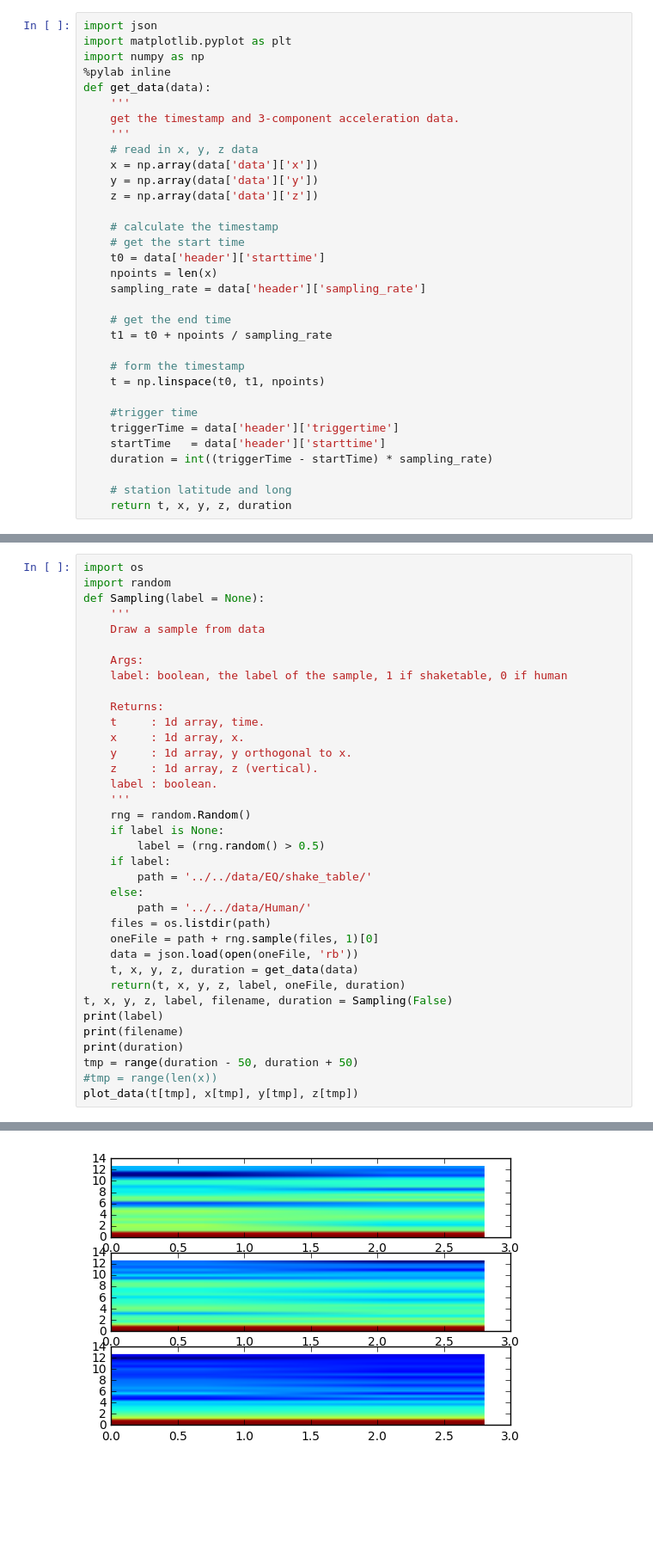
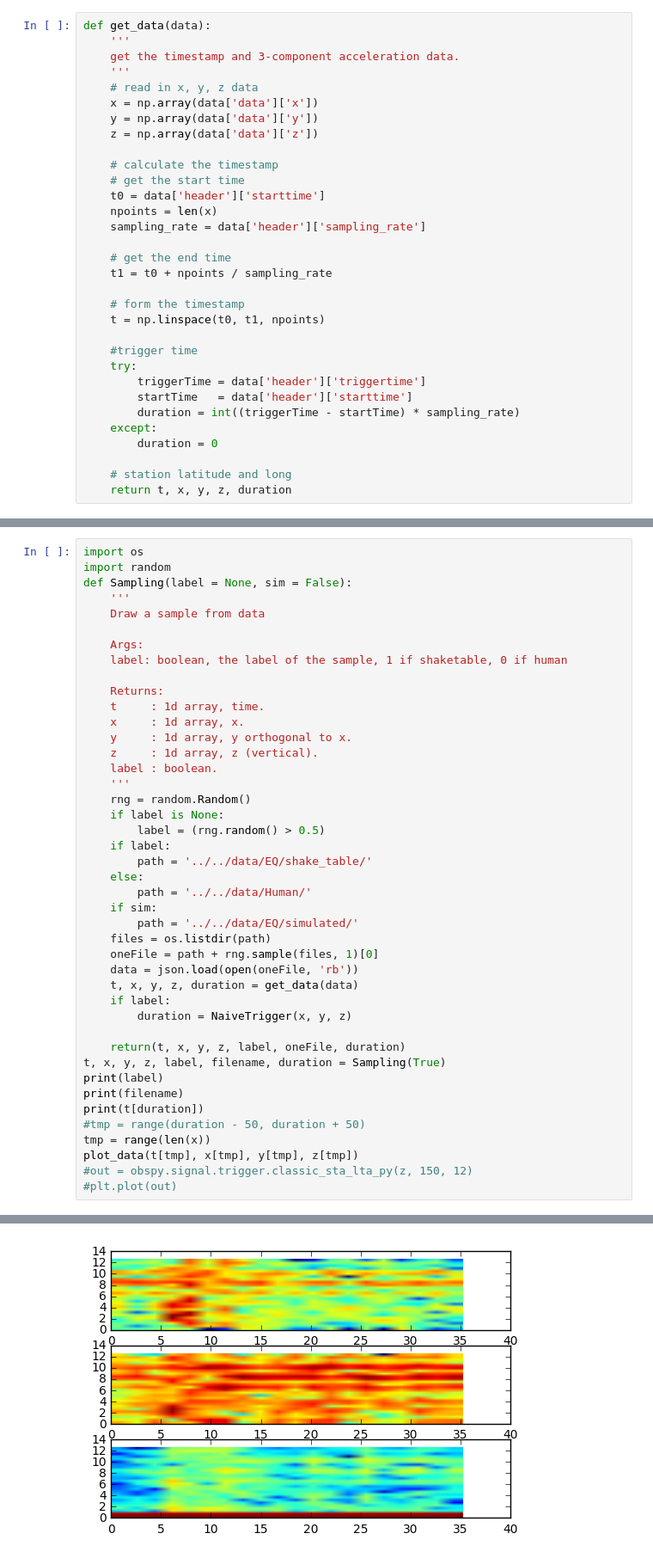
Before and after one commit to shifwang/MyShakeAnalysis, a Jupyter notebook: code/Hue/SVM.ipynb, the cells around one changed output, grey strips where cells are left out. Shown at 86% size. Cells and saved outputs as stored; diff of their text form; blank space fills up the shorter version.

```diff
--- a/code/Hue/SVM.ipynb
+++ b/code/Hue/SVM.ipynb
@@ -1,8 +13,4 @@
 # %%
-import json
-import matplotlib.pyplot as plt
-import numpy as np
-%pylab inline
 def get_data(data):
     '''
     get the timestamp and 3-component acceleration data.
@@ -25,9 +33,12 @@ def get_data(data):
     t = np.linspace(t0, t1, npoints)
 
     #trigger time
-    triggerTime = data['header']['triggertime']
-    startTime   = data['header']['starttime']
-    duration = int((triggerTime - startTime) * sampling_rate)
+    try:
+        triggerTime = data['header']['triggertime']
+        startTime   = data['header']['starttime']
+        duration = int((triggerTime - startTime) * sampling_rate)
+    except:
+        duration = 0
 
     # station latitude and long
     return t, x, y, z, duration
@@ -62,7 +71,7 @@ def plot_data(t, x, y, z):
 # %%
 import os
 import random
-def Sampling(label = None):
+def Sampling(label = None, sim = False):
     '''
     Draw a sample from data
 
@@ -83,16 +92,23 @@ def Sampling(label = None):
         path = '../../data/EQ/shake_table/'
     else:
         path = '../../data/Human/'
+    if sim:
+        path = '../../data/EQ/simulated/'
     files = os.listdir(path)
     oneFile = path + rng.sample(files, 1)[0]
     data = json.load(open(oneFile, 'rb'))
     t, x, y, z, duration = get_data(data)
+    if label:
+        duration = NaiveTrigger(x, y, z)
+
     return(t, x, y, z, label, oneFile, duration)
-t, x, y, z, label, filename, duration = Sampling(False)
+t, x, y, z, label, filename, duration = Sampling(True)
 print(label)
 print(filename)
-print(duration)
-tmp = range(duration - 50, duration + 50)
-#tmp = range(len(x))
+print(t[duration])
+#tmp = range(duration - 50, duration + 50)
+tmp = range(len(x))
 plot_data(t[tmp], x[tmp], y[tmp], z[tmp])
+#out = obspy.signal.trigger.classic_sta_lta_py(z, 150, 12)
+#plt.plot(out)
 # %% [output]
@@ -103 +119 @@ False
-[figure, old version]
+[figure, new version]
```
Also changed, not shown: parts of 11 cells of this notebook, 1 other file.
